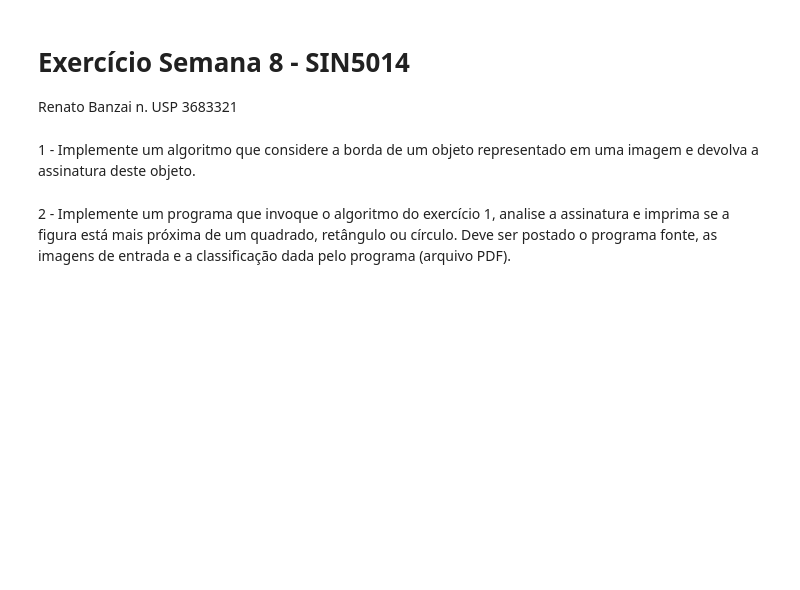
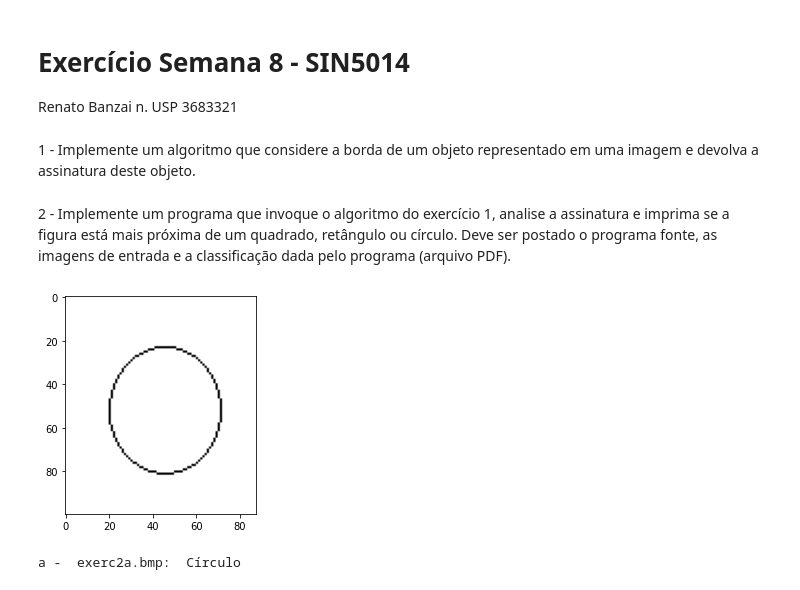
Before and after one commit to renatobanzai/sin5014_ex02, a Jupyter notebook: renatobanzai_aula08.ipynb, the cells around one changed output. Drawn from its saved outputs; the diff is of its cells as text; code cells hidden in the pictures; blank space fills up the shorter version.

```diff
--- a/renatobanzai_aula08.ipynb
+++ b/renatobanzai_aula08.ipynb
@@ -117,12 +117,25 @@ Analyse a signature and returns a classification of the signature
 '''
 def get_object_shape_by_signature(signature):
     #get the standard deviation
+    #print(signature)
     std = np.std(list(signature.values()))
     res = ""
+    #print(std)
     if std < 1.5:
         res = "Círculo"
-    if std > 1.5 and std < 4:
+    if std >= 1.5 and std < 4:
         res = "Quadrado"
     if std > 4:
         res = "Retângulo"
     return res
+# %%
+imga = cv2.imread("exerc2a.bmp", 0)
+centroid_xa, centroid_ya = get_image_centroid(imga)
+signa = get_signature(imga, centroid_xa, centroid_ya, 8)
+plt.imshow(imga, cmap="gray")
+plt.show()
+# get the object shape and show below the image
+print("a - ", "exerc2a.bmp: ", get_object_shape_by_signature(signa))
+# %% [output]
+[figure, added]
+a -  exerc2a.bmp:  Círculo
```
Also changed, not shown: parts of 12 cells of this notebook.
